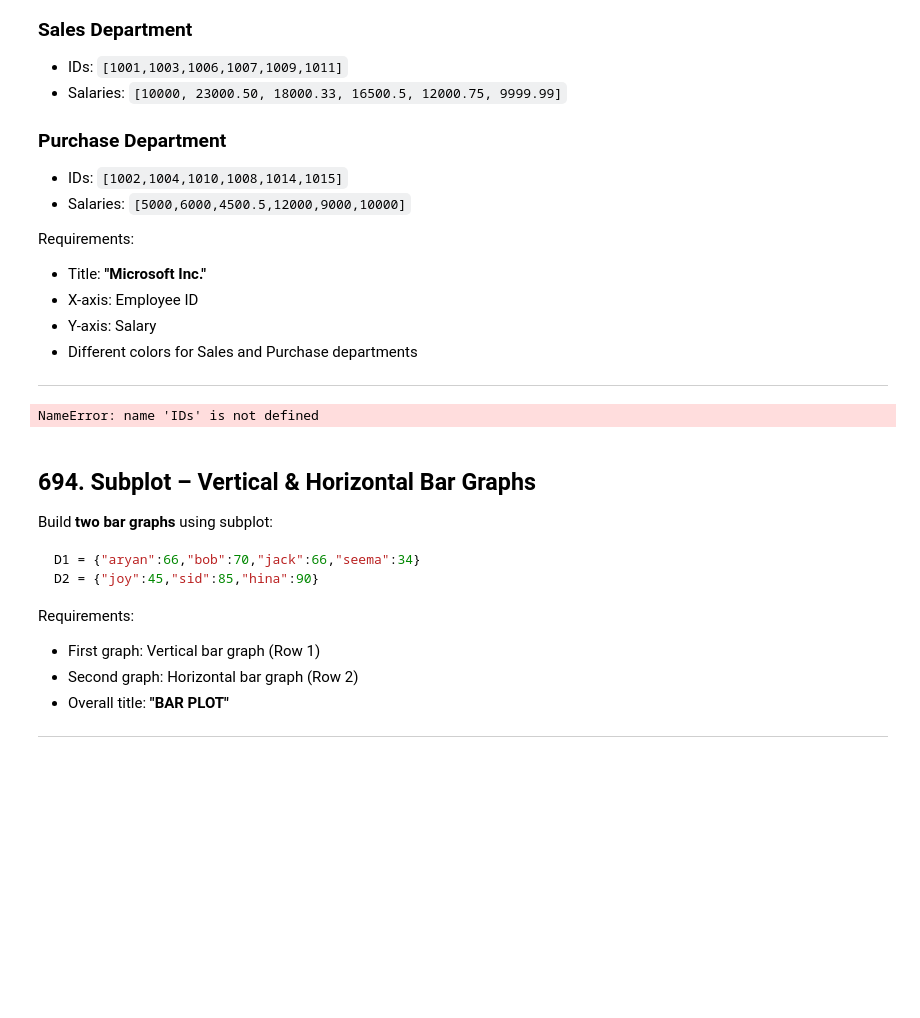
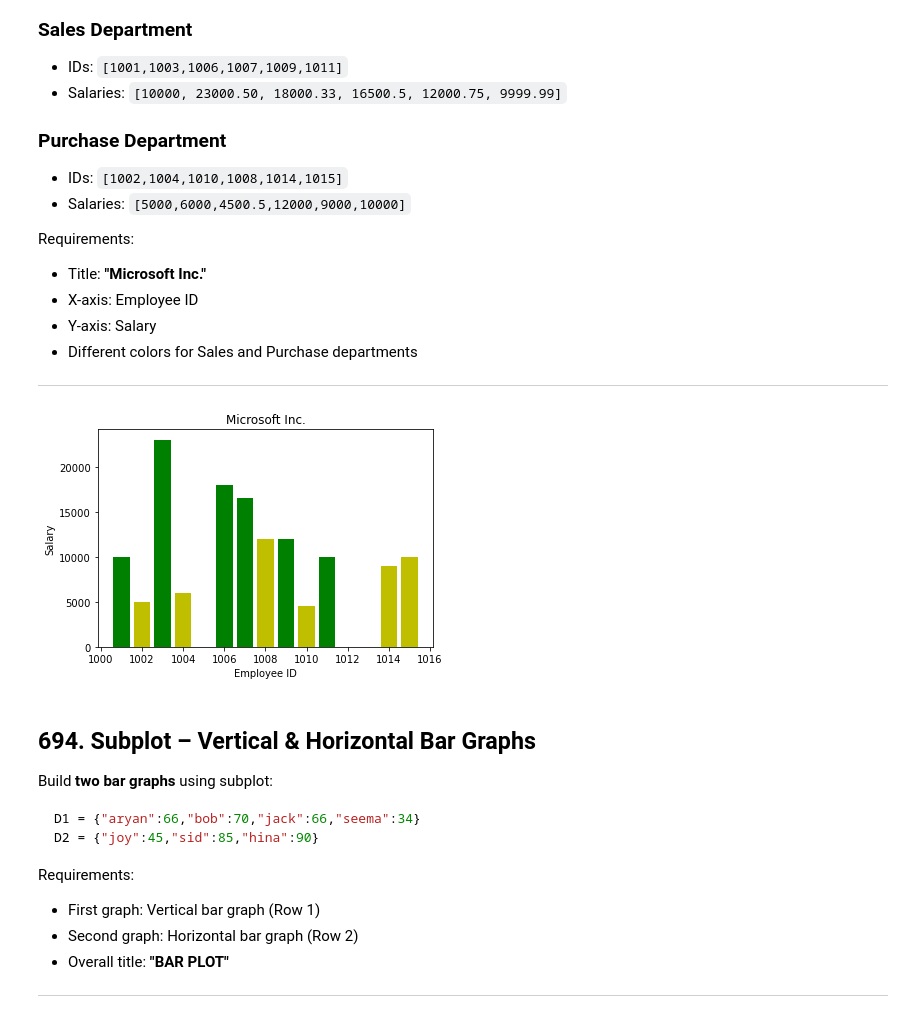
Before and after one commit to meet-senjaliya/Python_Dev, a Jupyter notebook: T4/Unit-10_Programs.ipynb, the cells around one changed output. Saved outputs shown, nothing was run; the diff lists cells and outputs as text; code cells hidden in the pictures; blank space fills up the shorter version.

```diff
--- a/T4/Unit-10_Programs.ipynb
+++ b/T4/Unit-10_Programs.ipynb
@@ -226,23 +226,26 @@ Requirements:
 ---
 # %%
 import matplotlib.pyplot as plt
-IDs: [1001,1003,1006,1007,1009,1011]
-Salaries: [10000, 23000.50, 18000.33, 16500.5, 12000.75, 9999.99]
-IDs1: [1002,1004,1010,1008,1014,1015]
-Salaries1: [5000,6000,4500.5,12000,9000,10000]
-plt.bar(
-IDs,Salaries,color=['g','b','y','r','gold','lightgreen']
-)
-plt.bar(
-IDs1,Salaries1,color=['g','b','y','r','gold','lightgreen']
-)
-# IDs1,Salaries1,color=['g','b','y','r','gold','lightgreen']
-plt.xlabel("employee ID")
-plt.ylabel("salary")
+IDs1 = [1001,1003,1006,1007,1009,1011]
+Salaries1 = [10000, 23000.50, 18000.33, 16500.5, 12000.75, 9999.99]
+colors = ['gold','yellowgreen','lightcoral','lightskyblue','lightgreen','k']
+IDs2 = [1002,1004,1010,1008,1014,1015]
+Salaries2 = [5000,6000,4500.5,12000,9000,10000]
+
+
+
+plt.bar(IDs1,Salaries1,color = 'g')
+plt.xlabel("Employee ID")
+plt.ylabel("Salary")
 plt.title("Microsoft Inc.")
+
+
+plt.bar(IDs2,Salaries2,color = 'y')
+plt.xlabel("Employee ID")
+plt.ylabel("Salary")
 plt.show()
 # %% [output]
-NameError: name 'IDs' is not defined
+[figure, added]
 # %% [markdown]
 ## **694. Subplot – Vertical & Horizontal Bar Graphs**
 
```
Also changed, not shown: 4 other files.
